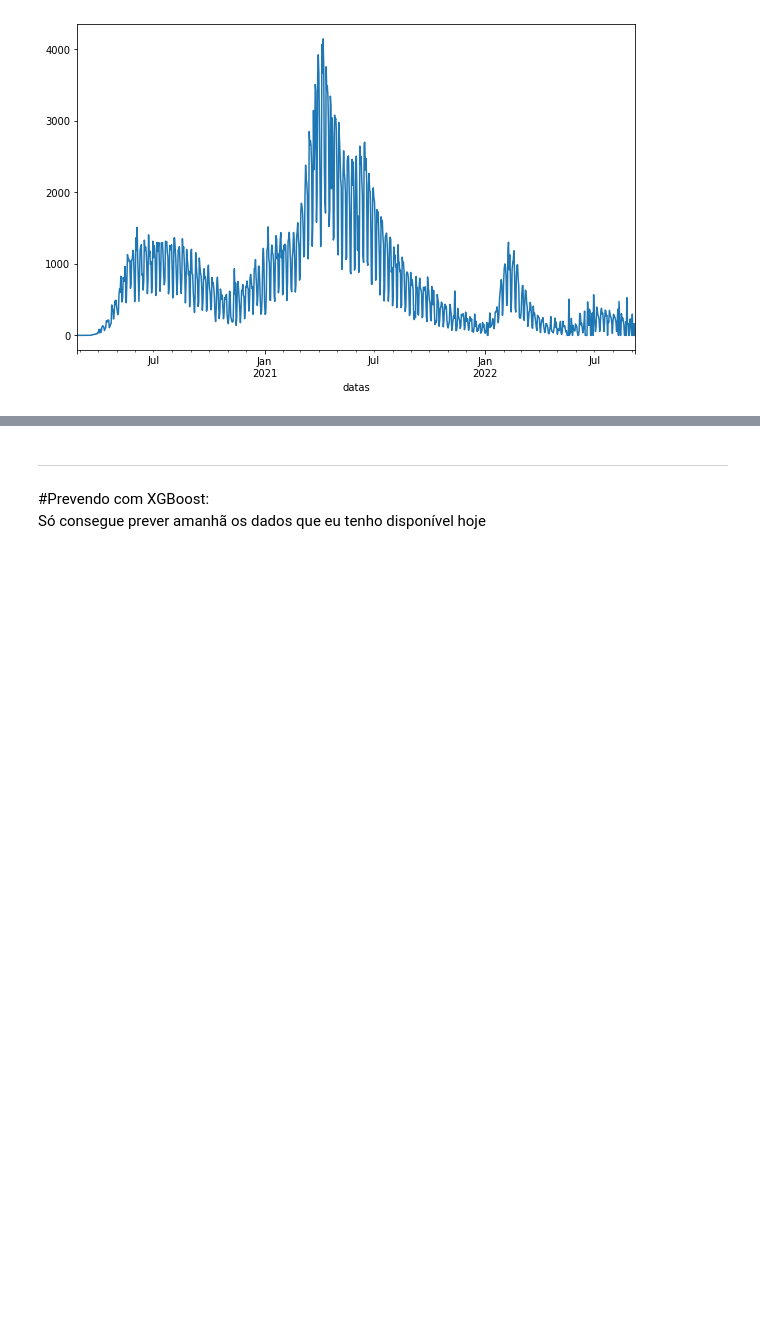
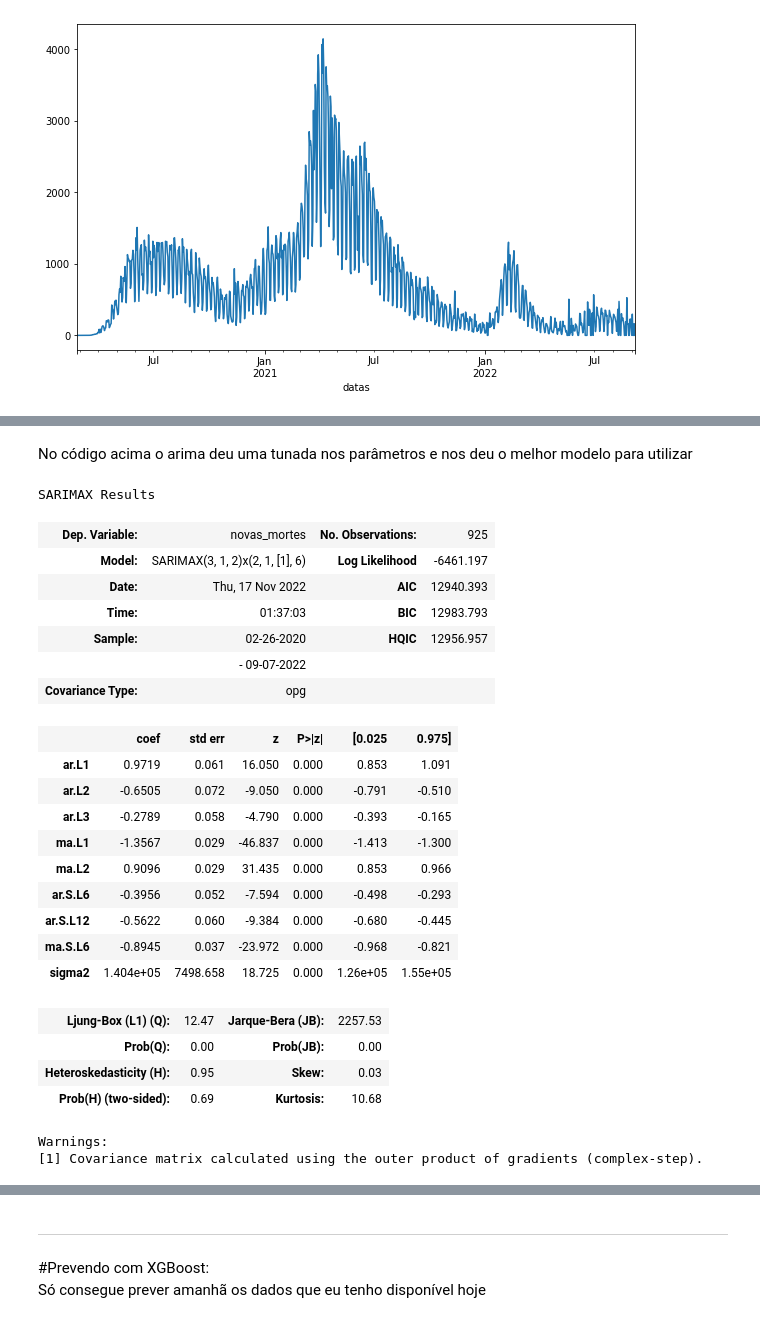
Before and after one commit to joseforneiro/DadosCovid19, a Jupyter notebook: Trabalho_LabVI_1.ipynb, the cells around one changed output, grey strips where cells are left out. Saved outputs shown, nothing was run; the diff lists cells and outputs as text; code cells hidden in the pictures; blank space fills up the shorter version.

```diff
--- a/Trabalho_LabVI_1.ipynb
+++ b/Trabalho_LabVI_1.ipynb
@@ -320,0 +389,2 @@ datatotal['novas_mortes'].plot(figsize=(10,6))
+# %% [markdown]
+No código acima o arima deu uma tunada nos parâmetros e nos deu o melhor modelo para utilizar
@@ -320,0 +399,28 @@ datatotal['novas_mortes'].plot(figsize=(10,6))
+# %%
+# resultados do modelo SARIMAX(3,1,2)
+resultado_sarimax.summary()
+# %% [output]
+SARIMAX Results
+| Dep. Variable: | novas_mortes | No. Observations: | 925 |
+| Model: | SARIMAX(3, 1, 2)x(2, 1, [1], 6) | Log Likelihood | -6461.197 |
+| Date: | Thu, 17 Nov 2022 | AIC | 12940.393 |
+| Time: | 01:37:03 | BIC | 12983.793 |
+| Sample: | 02-26-2020 | HQIC | 12956.957 |
+|  | - 09-07-2022 |  |  |
+| Covariance Type: | opg |  |  |
+|  | coef | std err | z | P>|z| | [0.025 | 0.975] |
+| ar.L1 | 0.9719 | 0.061 | 16.050 | 0.000 | 0.853 | 1.091 |
+| ar.L2 | -0.6505 | 0.072 | -9.050 | 0.000 | -0.791 | -0.510 |
+| ar.L3 | -0.2789 | 0.058 | -4.790 | 0.000 | -0.393 | -0.165 |
+| ma.L1 | -1.3567 | 0.029 | -46.837 | 0.000 | -1.413 | -1.300 |
+| ma.L2 | 0.9096 | 0.029 | 31.435 | 0.000 | 0.853 | 0.966 |
+| ar.S.L6 | -0.3956 | 0.052 | -7.594 | 0.000 | -0.498 | -0.293 |
+| ar.S.L12 | -0.5622 | 0.060 | -9.384 | 0.000 | -0.680 | -0.445 |
+| ma.S.L6 | -0.8945 | 0.037 | -23.972 | 0.000 | -0.968 | -0.821 |
+| sigma2 | 1.404e+05 | 7498.658 | 18.725 | 0.000 | 1.26e+05 | 1.55e+05 |
+| Ljung-Box (L1) (Q): | 12.47 | Jarque-Bera (JB): | 2257.53 |
+| Prob(Q): | 0.00 | Prob(JB): | 0.00 |
+| Heteroskedasticity (H): | 0.95 | Skew: | 0.03 |
+| Prob(H) (two-sided): | 0.69 | Kurtosis: | 10.68 |
+Warnings:
+[1] Covariance matrix calculated using the outer product of gradients (complex-step).
```
Also changed, not shown: parts of 15 cells of this notebook.
